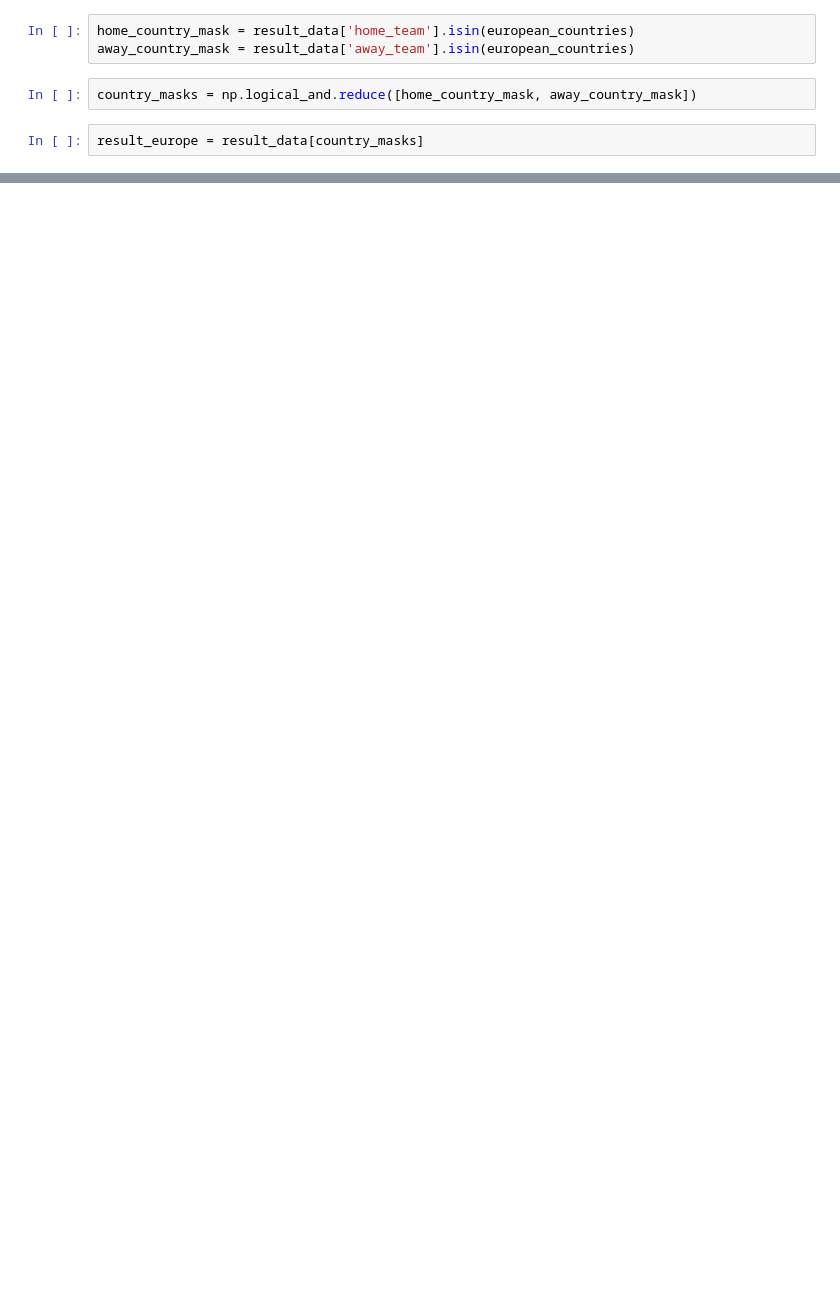
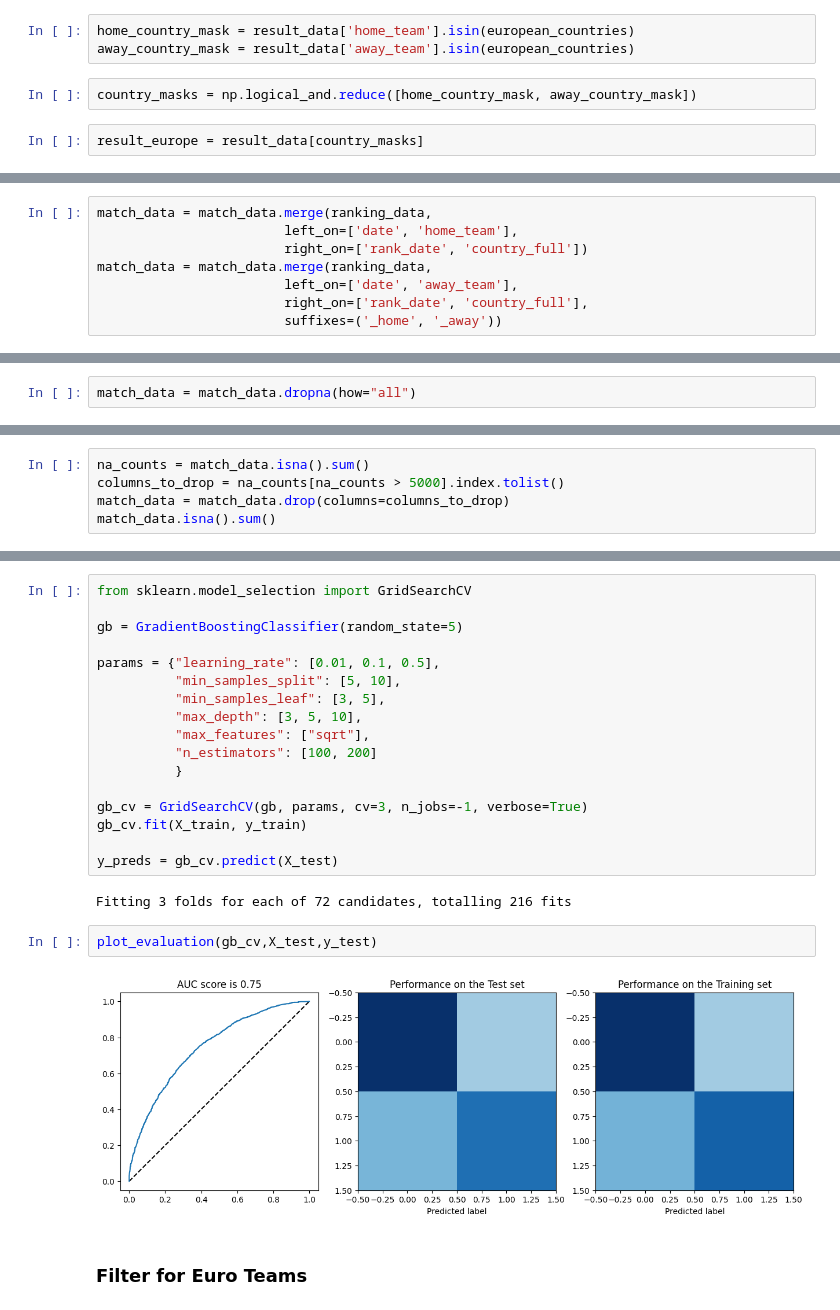
Before and after one commit to Tomteafrance/Euro2024_predictor, a Jupyter notebook: EDA.ipynb, the cells around one changed output, grey strips where cells are left out. Drawn from its saved outputs; the diff is of its cells as text; blank space fills up the shorter version.

```diff
--- a/EDA.ipynb
+++ b/EDA.ipynb
@@ -84,0 +194,8 @@ result_europe
+# %%
+match_data = match_data.merge(ranking_data,
+                        left_on=['date', 'home_team'],
+                        right_on=['rank_date', 'country_full'])
+match_data = match_data.merge(ranking_data,
+                        left_on=['date', 'away_team'],
+                        right_on=['rank_date', 'country_full'],
+                        suffixes=('_home', '_away'))
@@ -84,0 +212,2 @@ result_europe
+# %%
+match_data = match_data.dropna(how="all")
@@ -84,0 +252,5 @@ result_europe
+# %%
+na_counts = match_data.isna().sum()
+columns_to_drop = na_counts[na_counts > 5000].index.tolist()
+match_data = match_data.drop(columns=columns_to_drop)
+match_data.isna().sum()
@@ -84,0 +414,25 @@ result_europe
+# %%
+from sklearn.model_selection import GridSearchCV
+
+gb = GradientBoostingClassifier(random_state=5)
+
+params = {"learning_rate": [0.01, 0.1, 0.5],
+          "min_samples_split": [5, 10],
+          "min_samples_leaf": [3, 5],
+          "max_depth": [3, 5, 10],
+          "max_features": ["sqrt"],
+          "n_estimators": [100, 200]
+          }
+
+gb_cv = GridSearchCV(gb, params, cv=3, n_jobs=-1, verbose=True)
+gb_cv.fit(X_train, y_train)
+
+y_preds = gb_cv.predict(X_test)
+# %% [output]
+Fitting 3 folds for each of 72 candidates, totalling 216 fits
+# %%
+plot_evaluation(gb_cv,X_test,y_test)
+# %% [output]
+[figure, added]
+# %% [markdown]
+### Filter for Euro Teams
```
Also changed, not shown: parts of 36 cells of this notebook.
